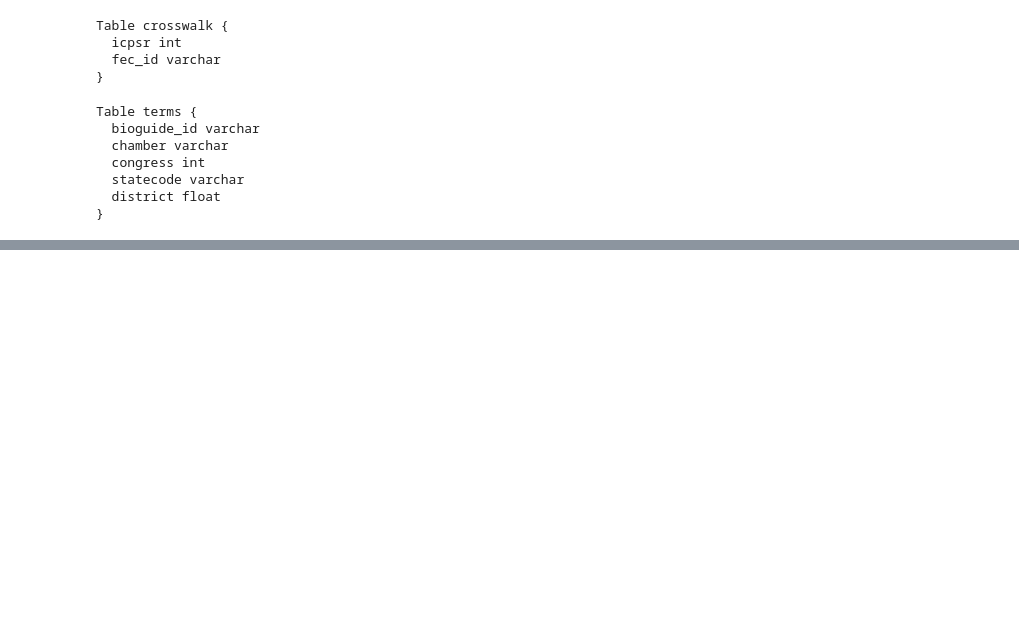
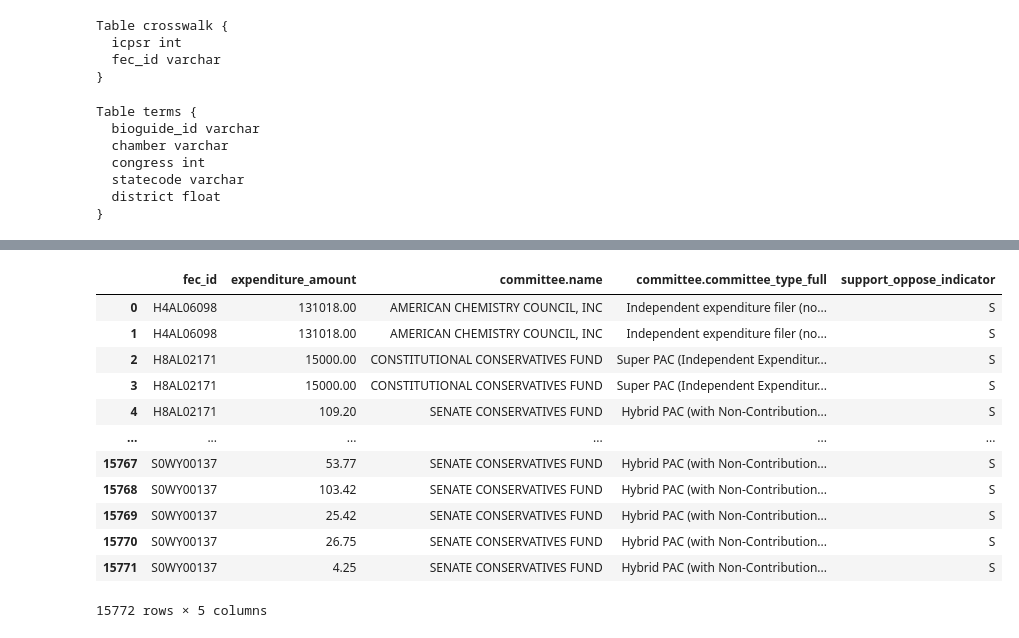
Before and after one commit to samspivak04/contrans2026correct, a Jupyter notebook: notebooks/demo_10_15_2026.ipynb, the cells around one changed output, grey strips where cells are left out. Drawn from its saved outputs; the diff is of its cells as text; code cells hidden in the pictures; blank space fills up the shorter version.

```diff
--- a/notebooks/demo_10_15_2026.ipynb
+++ b/notebooks/demo_10_15_2026.ipynb
@@ -248,0 +420,3 @@ terms.to_csv("../data/processed/terms.csv", index=False)
+# %%
+pd.set_option('display.max_rows', 128)
+schedule_e_2026.head(3).T
@@ -248,0 +441,28 @@ terms.to_csv("../data/processed/terms.csv", index=False)
+# %%
+schedule_e_2026.columns
+
+# Who was the expenditure made for? fec_id
+
+# How much was the expenditure? expenditure_amount
+
+# Who made the expenditure? committee_name
+
+# support_oppose_indicator committee-committee_type_full
+
+# Super PAC or independent expenditure?
+
+schedule_e_2026[['fec_id', 'transaction_id', 'expenditure_amount', 'committee.name', 'committee.committee_type_full', 'support_oppose_indicator']]
+# %% [output]
+|  | fec_id | expenditure_amount | committee.name | committee.committee_type_full | support_oppose_indicator |
+| 0 | H4AL06098 | 131018.00 | AMERICAN CHEMISTRY COUNCIL, INC | Independent expenditure filer (no... | S |
+| 1 | H4AL06098 | 131018.00 | AMERICAN CHEMISTRY COUNCIL, INC | Independent expenditure filer (no... | S |
+| 2 | H8AL02171 | 15000.00 | CONSTITUTIONAL CONSERVATIVES FUND | Super PAC (Independent Expenditur... | S |
+| 3 | H8AL02171 | 15000.00 | CONSTITUTIONAL CONSERVATIVES FUND | Super PAC (Independent Expenditur... | S |
+| 4 | H8AL02171 | 109.20 | SENATE CONSERVATIVES FUND | Hybrid PAC (with Non-Contribution... | S |
+| ... | ... | ... | ... | ... | ... |
+| 15767 | S0WY00137 | 53.77 | SENATE CONSERVATIVES FUND | Hybrid PAC (with Non-Contribution... | S |
+| 15768 | S0WY00137 | 103.42 | SENATE CONSERVATIVES FUND | Hybrid PAC (with Non-Contribution... | S |
+| 15769 | S0WY00137 | 25.42 | SENATE CONSERVATIVES FUND | Hybrid PAC (with Non-Contribution... | S |
+| 15770 | S0WY00137 | 26.75 | SENATE CONSERVATIVES FUND | Hybrid PAC (with Non-Contribution... | S |
+| 15771 | S0WY00137 | 4.25 | SENATE CONSERVATIVES FUND | Hybrid PAC (with Non-Contribution... | S |
+15772 rows × 5 columns
```
Also changed, not shown: parts of 19 cells of this notebook.
